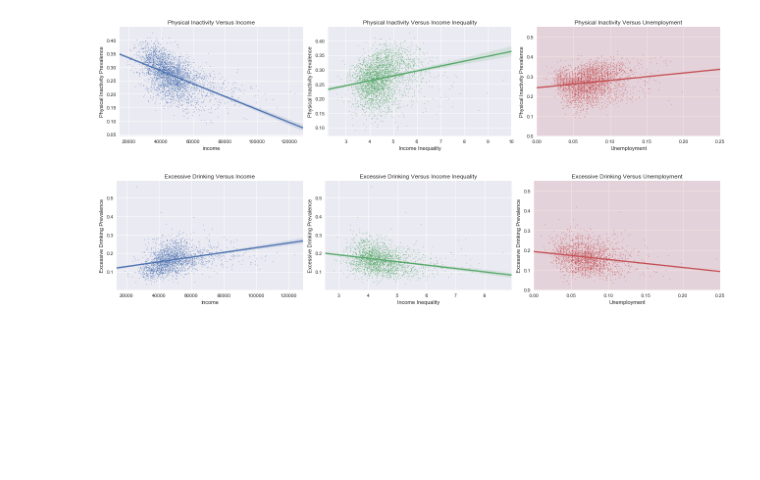
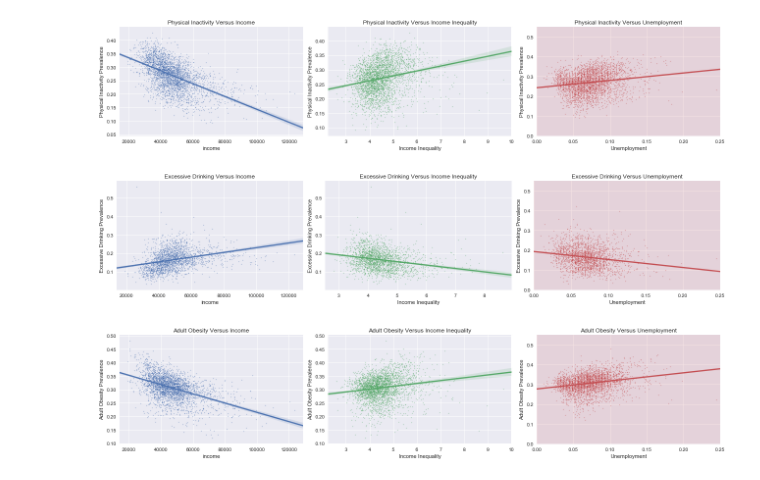
Before and after one commit to jab678/Databootcamp_final_project, a Jupyter notebook: project4_draft.ipynb, the cells around one changed output. Saved outputs shown, nothing was run; the diff lists cells and outputs as text; code cells hidden in the pictures; blank space fills up the shorter version.

```diff
--- a/project4_draft.ipynb
+++ b/project4_draft.ipynb
@@ -255,3 +203,26 @@ plt.tight_layout()
 plt.show()
 # %% [output]
 [figure]
+# %%
+f, (ax1, ax2, ax3) = plt.subplots(ncols=3, figsize = (18,4), sharex=False, sharey=False)
+sns.regplot(x="income",y="adult_obesity", data=df_finaldf, ax=ax1, scatter_kws={'s':2})
+sns.regplot(x="income_inequality",y="adult_obesity", data=df_finaldf, ax=ax2, scatter_kws={'s':2})
+sns.regplot(x="unemployment",y="adult_obesity", data=df_finaldf, ax=ax3, scatter_kws={'s':2})
+
+ax3.set(xlim=(0,.25),ylim=(0,.55))
+
+ax1.set_title("Adult Obesity Versus Income")
+ax1.set_ylabel("Adult Obesity Prevalence")
+
+ax2.set_title("Adult Obesity Versus Income Inequality")
+ax2.set_ylabel("Adult Obesity Prevalence")
+ax2.set_xlabel("Income Inequality")
+
+ax3.set_title("Adult Obesity Versus Unemployment")
+ax3.set_ylabel("Adult Obesity Prevalence")
+ax3.set_xlabel("Unemployment")
+
+plt.tight_layout()
+plt.show()
+# %% [output]
+[figure, added]
```
Also changed, not shown: parts of 8 cells of this notebook.
